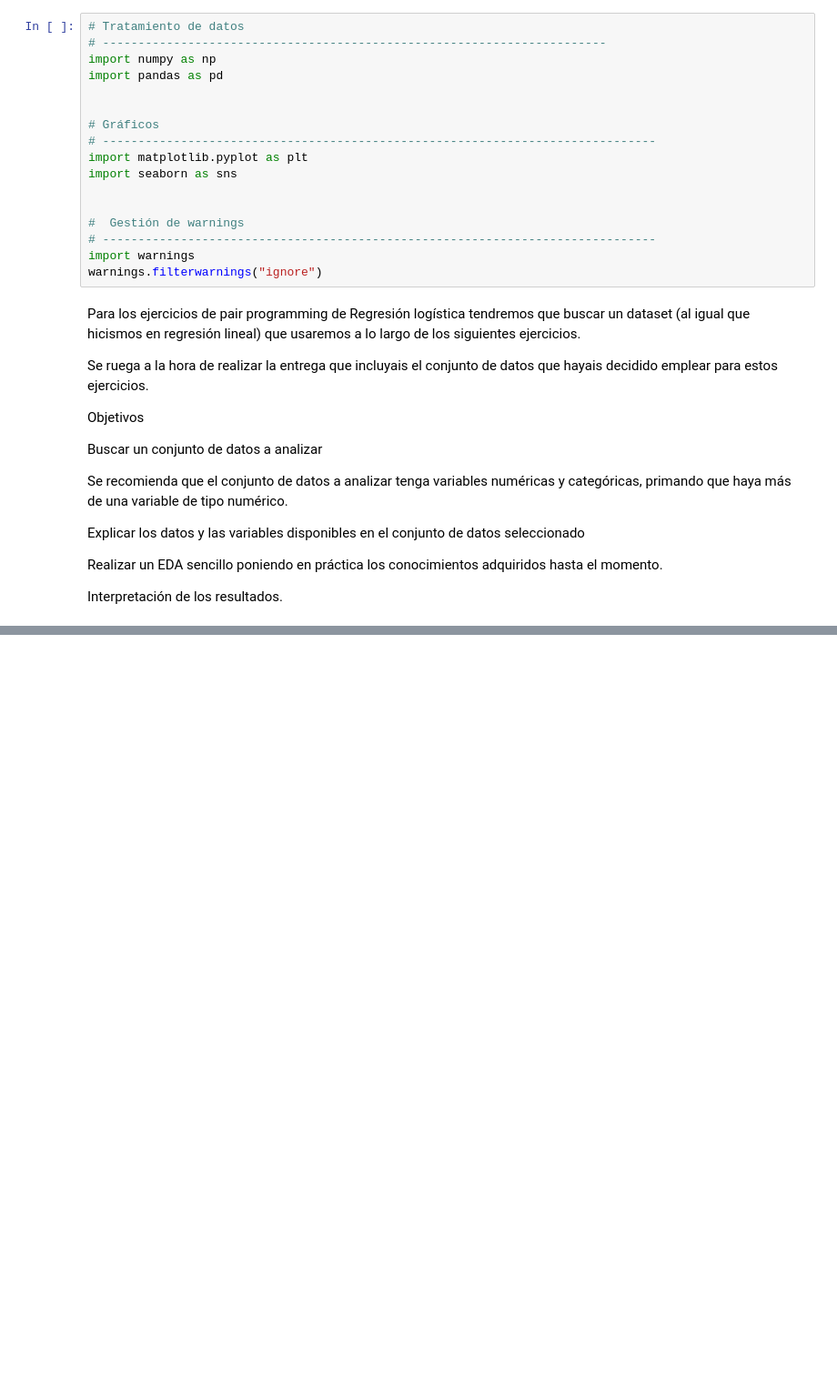
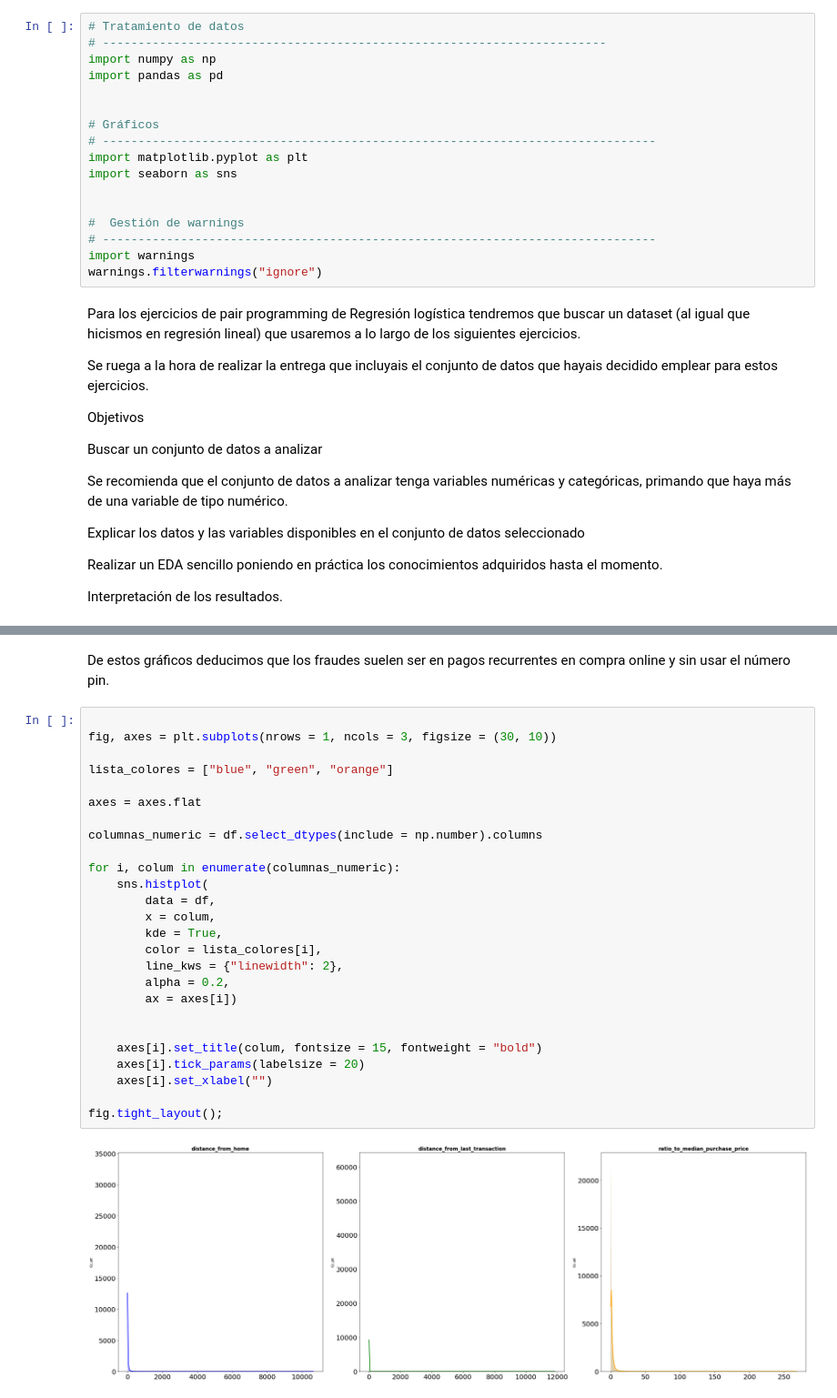
Before and after one commit to Adalab/Adalab-promo_d_da_modulo3_sprint1_Cristina_AnaBelen, a Jupyter notebook: regresión_logística/1.regresion_logistica_EDA.ipynb, the cells around one changed output, grey strips where cells are left out. Shown: that part at 91% size. Cells and saved outputs as stored; diff of their text form; blank space fills up the shorter version.

```diff
--- a/regresión_logística/1.regresion_logistica_EDA.ipynb
+++ b/regresión_logística/1.regresion_logistica_EDA.ipynb
@@ -37,0 +210,30 @@ Interpretación de los resultados.
+# %% [markdown]
+De estos gráficos deducimos que los fraudes suelen ser en pagos recurrentes en compra online y sin usar el número pin.
+# %%
+
+fig, axes = plt.subplots(nrows = 1, ncols = 3, figsize = (30, 10))
+
+lista_colores = ["blue", "green", "orange"]
+
+axes = axes.flat
+
+columnas_numeric = df.select_dtypes(include = np.number).columns
+
+for i, colum in enumerate(columnas_numeric):
+    sns.histplot(
+        data = df,
+        x = colum,
+        kde = True,
+        color = lista_colores[i],
+        line_kws = {"linewidth": 2},
+        alpha = 0.2,
+        ax = axes[i])
+
+
+    axes[i].set_title(colum, fontsize = 15, fontweight = "bold")
+    axes[i].tick_params(labelsize = 20)
+    axes[i].set_xlabel("")
+
+fig.tight_layout();
+# %% [output]
+[figure, added]
```
Also changed, not shown: parts of 20 cells of this notebook, 1 other file.
